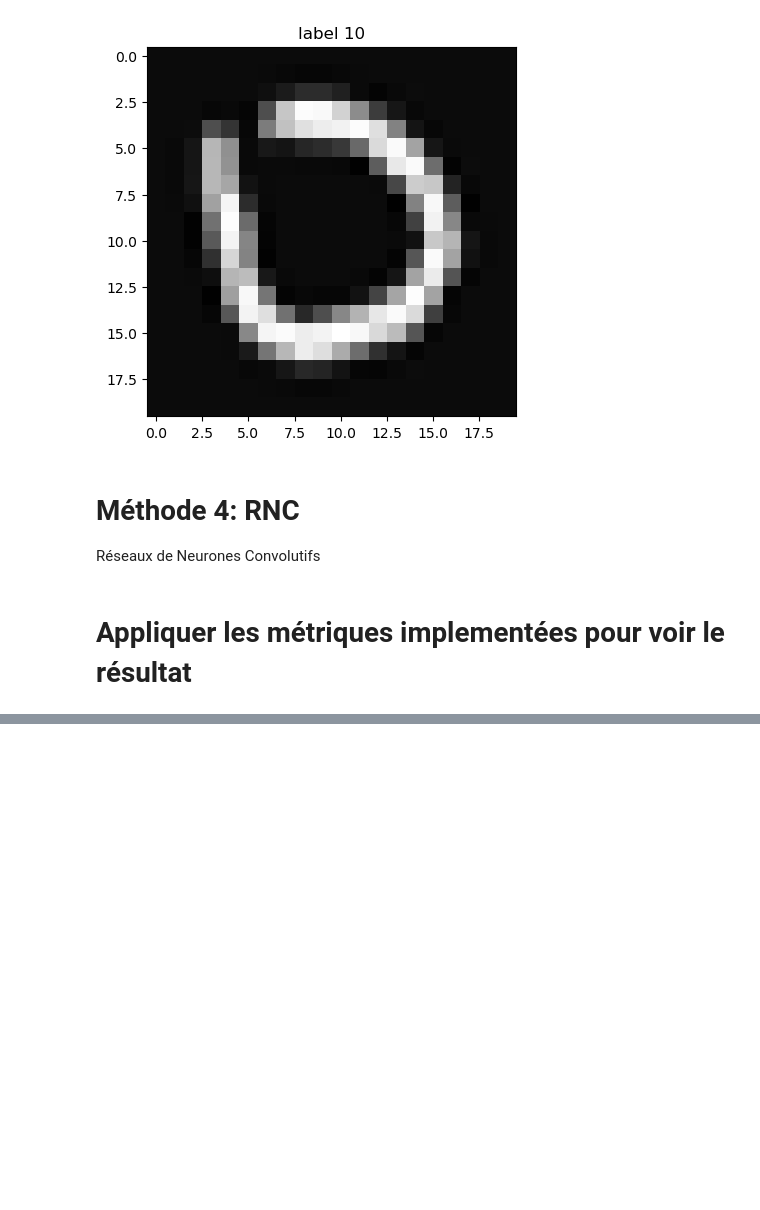
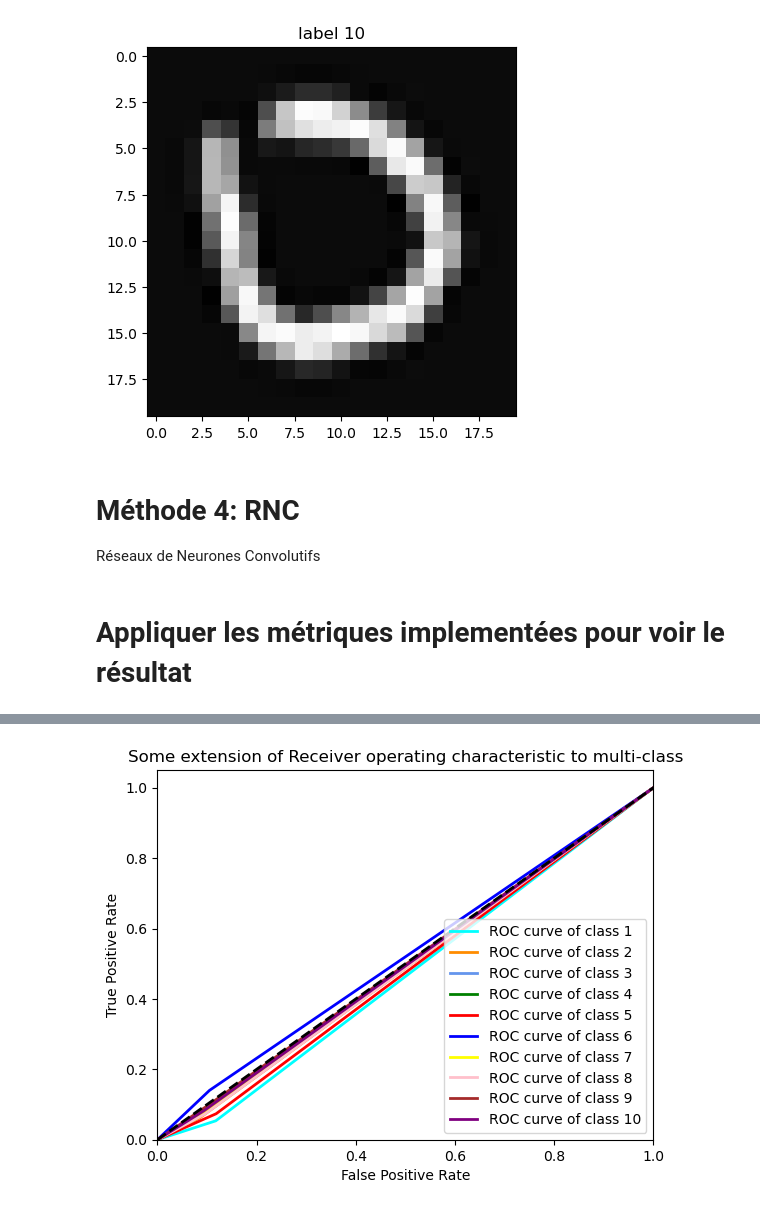
Before and after one commit to felladib/DL-ML, a Jupyter notebook: TP 1.ipynb, the cells around one changed output, grey strips where cells are left out. Cells and saved outputs as stored; diff of their text form; code cells hidden in the pictures; blank space fills up the shorter version.

```diff
--- a/TP 1.ipynb
+++ b/TP 1.ipynb
@@ -394,0 +445,44 @@ weighted avg       0.09      0.09      0.09      1500
+# %%
+def ROC_Values(yTest,yPred):
+    y_test = yTest; y_score = yPred
+    y_score = label_binarize(y_score, classes=[1, 2, 3, 4, 5, 6, 7, 8, 9, 10])
+    y_test = label_binarize(y_test, classes=[1, 2, 3, 4, 5, 6, 7, 8, 9, 10])
+    n_classes = y_test.shape[1]
+
+    fpr = dict()
+    tpr = dict()
+
+    for i in range(n_classes):
+        fpr[i], tpr[i], _ = roc_curve(y_test[:, i], y_score[:, i])
+
+    return fpr,tpr, n_classes
+
+F,T,NC = ROC_Values(Yt,y_pred)
+# %%
+from itertools import cycle
+def ROC_Curve(F,T, NC):
+    fpr = F
+    tpr = T
+    n_classes = NC
+
+    lw = 2
+    plt.figure()
+
+    colors = cycle(['aqua', 'darkorange', 'cornflowerblue','green', 'red', 'blue', 'yellow', 'pink', 'brown', 'purple'])
+    for i, color in zip(range(n_classes), colors):
+        plt.plot(fpr[i], tpr[i], color=color, lw=lw,
+                 label='ROC curve of class {0}'
+                 ''.format(i+1))
+
+    plt.plot([0, 1], [0, 1], 'k--', lw=lw)
+    plt.xlim([0.0, 1.0])
+    plt.ylim([0.0, 1.05])
+    plt.xlabel('False Positive Rate')
+    plt.ylabel('True Positive Rate')
+    plt.title('Some extension of Receiver operating characteristic to multi-class')
+    plt.legend(loc="lower right")
+    plt.show()
+# %%
+ROC_Curve(F, T, NC)
+# %% [output]
+[figure, added]
```
Also changed, not shown: parts of 27 cells of this notebook, 1 other file.
